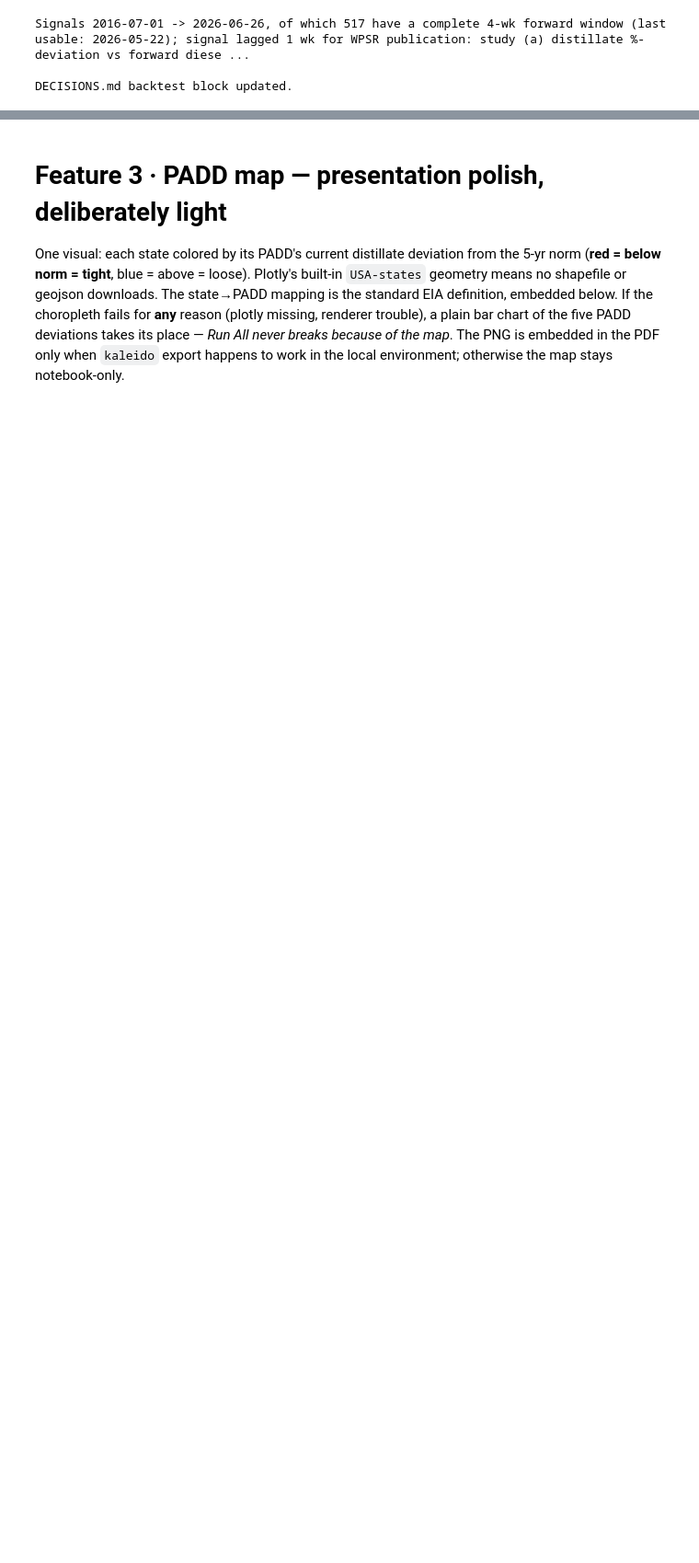
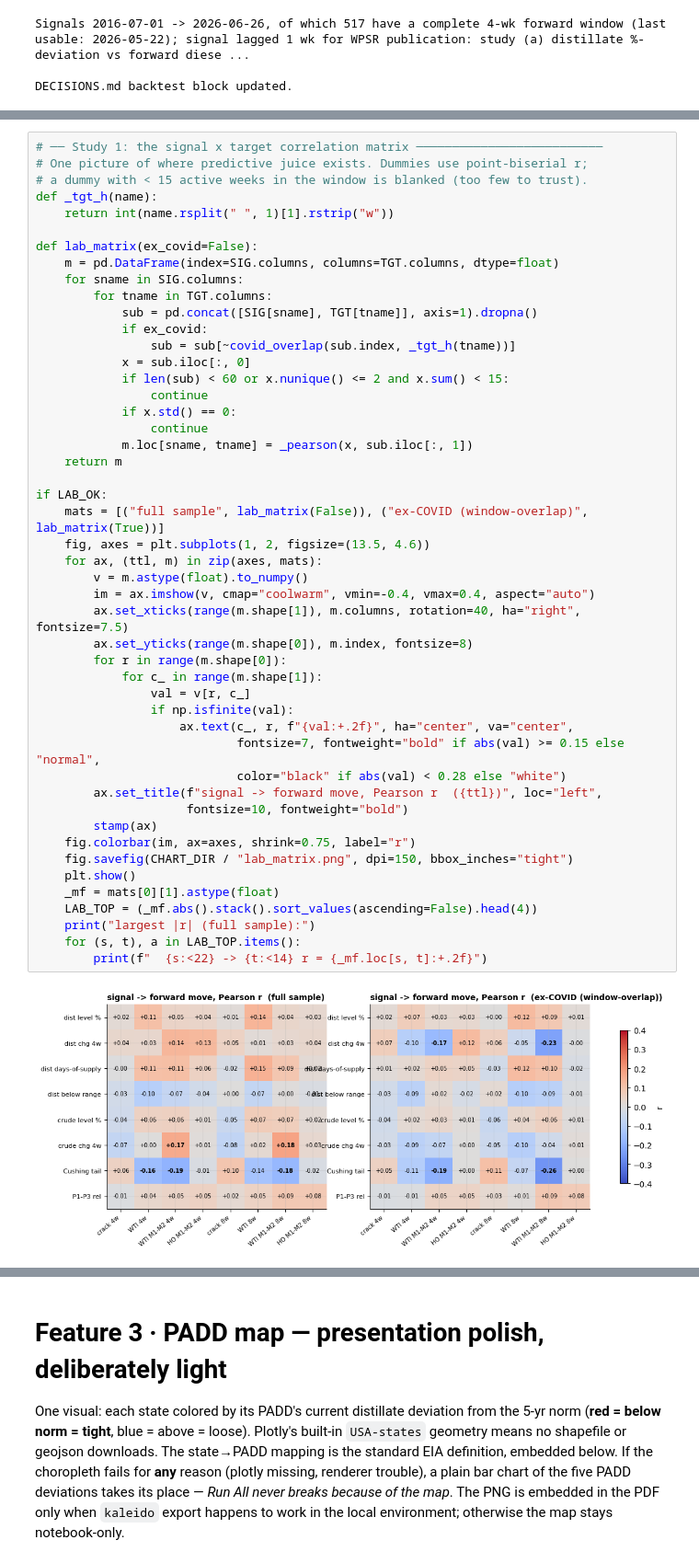
Before and after one commit to tdickers22-lgtm/crude-distillate-sd-model, a Jupyter notebook: crude_distillate_sd_model.ipynb, the cells around one changed output, grey strips where cells are left out. Shown at 92% size. Drawn from its saved outputs; the diff is of its cells as text; blank space fills up the shorter version.

```diff
--- a/crude_distillate_sd_model.ipynb
+++ b/crude_distillate_sd_model.ipynb
@@ -1498,0 +1635,50 @@ DECISIONS.md backtest block updated.
+# %%
+# ── Study 1: the signal x target correlation matrix ──────────────────────────
+# One picture of where predictive juice exists. Dummies use point-biserial r;
+# a dummy with < 15 active weeks in the window is blanked (too few to trust).
+def _tgt_h(name):
+    return int(name.rsplit(" ", 1)[1].rstrip("w"))
+
+def lab_matrix(ex_covid=False):
+    m = pd.DataFrame(index=SIG.columns, columns=TGT.columns, dtype=float)
+    for sname in SIG.columns:
+        for tname in TGT.columns:
+            sub = pd.concat([SIG[sname], TGT[tname]], axis=1).dropna()
+            if ex_covid:
+                sub = sub[~covid_overlap(sub.index, _tgt_h(tname))]
+            x = sub.iloc[:, 0]
+            if len(sub) < 60 or x.nunique() <= 2 and x.sum() < 15:
+                continue
+            if x.std() == 0:
+                continue
+            m.loc[sname, tname] = _pearson(x, sub.iloc[:, 1])
+    return m
+
+if LAB_OK:
+    mats = [("full sample", lab_matrix(False)), ("ex-COVID (window-overlap)", lab_matrix(True))]
+    fig, axes = plt.subplots(1, 2, figsize=(13.5, 4.6))
+    for ax, (ttl, m) in zip(axes, mats):
+        v = m.astype(float).to_numpy()
+        im = ax.imshow(v, cmap="coolwarm", vmin=-0.4, vmax=0.4, aspect="auto")
+        ax.set_xticks(range(m.shape[1]), m.columns, rotation=40, ha="right", fontsize=7.5)
+        ax.set_yticks(range(m.shape[0]), m.index, fontsize=8)
+        for r in range(m.shape[0]):
+            for c_ in range(m.shape[1]):
+                val = v[r, c_]
+                if np.isfinite(val):
+                    ax.text(c_, r, f"{val:+.2f}", ha="center", va="center",
+                            fontsize=7, fontweight="bold" if abs(val) >= 0.15 else "normal",
+                            color="black" if abs(val) < 0.28 else "white")
+        ax.set_title(f"signal -> forward move, Pearson r  ({ttl})", loc="left",
+                     fontsize=10, fontweight="bold")
+        stamp(ax)
+    fig.colorbar(im, ax=axes, shrink=0.75, label="r")
+    fig.savefig(CHART_DIR / "lab_matrix.png", dpi=150, bbox_inches="tight")
+    plt.show()
+    _mf = mats[0][1].astype(float)
+    LAB_TOP = (_mf.abs().stack().sort_values(ascending=False).head(4))
+    print("largest |r| (full sample):")
+    for (s, t), a in LAB_TOP.items():
+        print(f"  {s:<22} -> {t:<14} r = {_mf.loc[s, t]:+.2f}")
+# %% [output]
+[figure, added]
```
Also changed, not shown: parts of 18 cells of this notebook, 9 other files.
